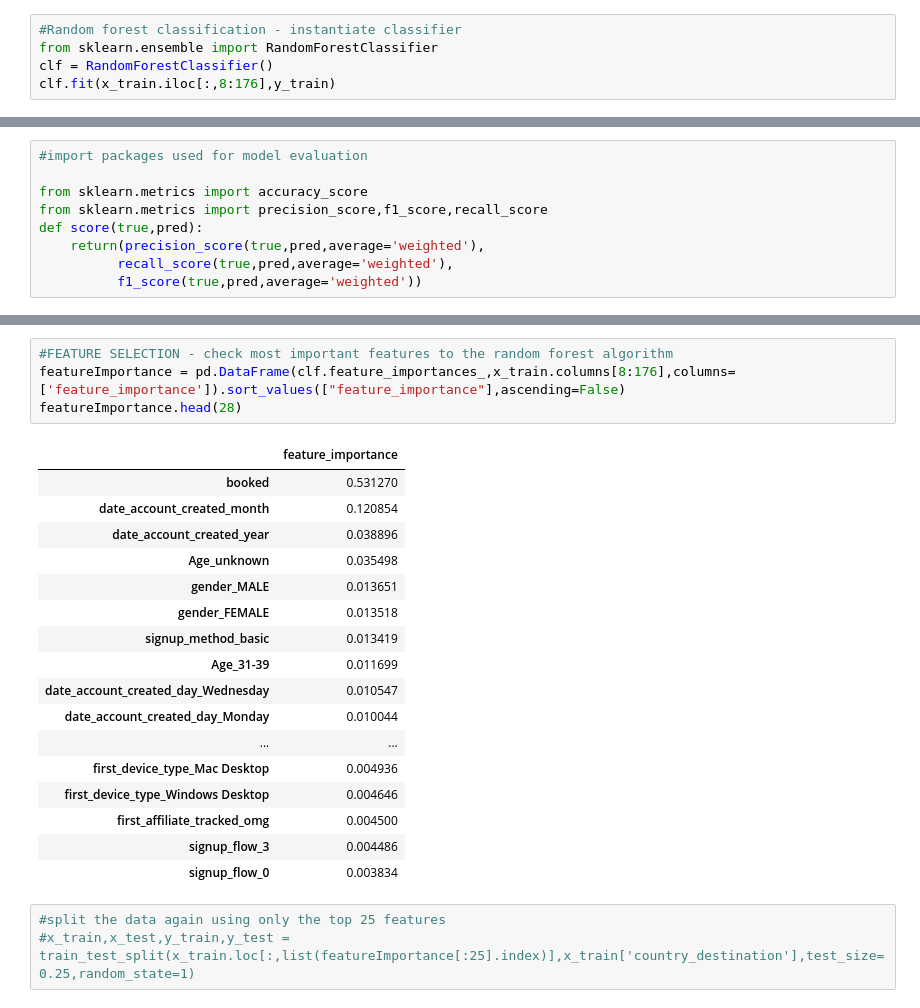
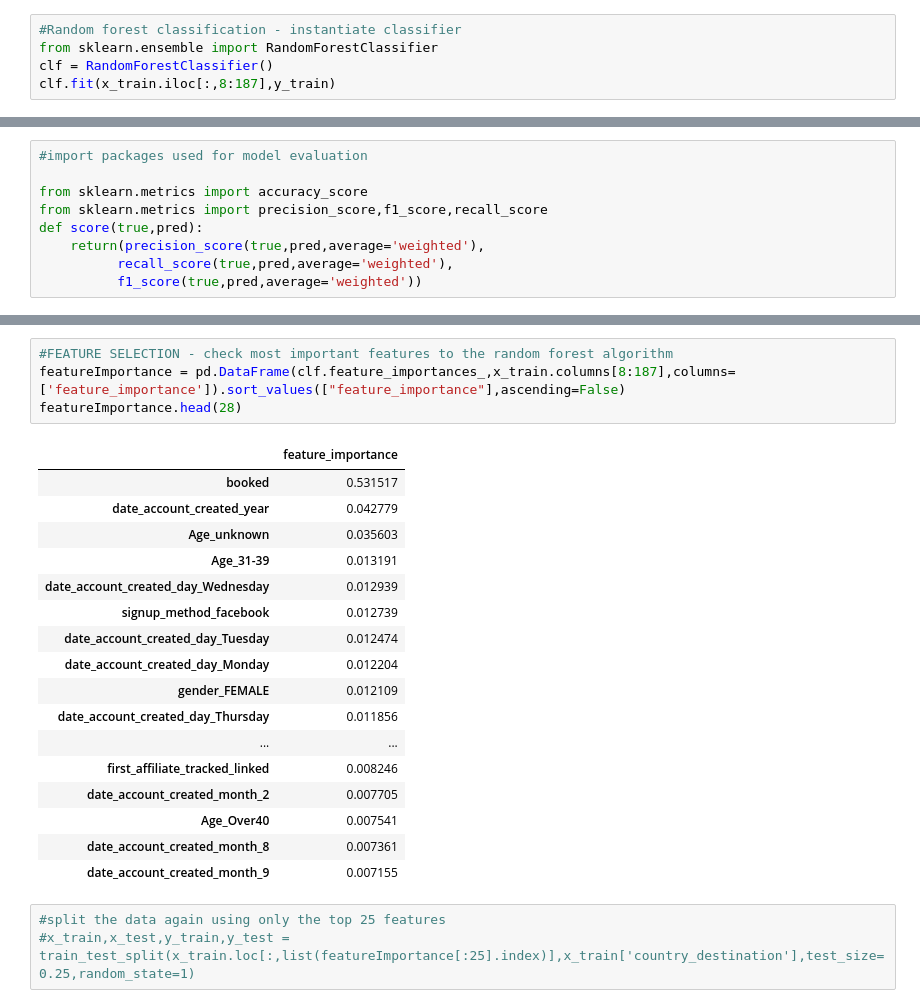
Before and after one commit to rchagani/Airbnb-Kaggle-competition, a Jupyter notebook: Airbnb final updated.ipynb, the cells around one changed output, grey strips where cells are left out. Saved outputs shown, nothing was run; the diff lists cells and outputs as text.

```diff
--- a/Airbnb final updated.ipynb
+++ b/Airbnb final updated.ipynb
@@ -521,5 +493,5 @@ print(random_grid)
 #Random forest classification - instantiate classifier
 from sklearn.ensemble import RandomForestClassifier
 clf = RandomForestClassifier()
-clf.fit(x_train.iloc[:,8:176],y_train)
+clf.fit(x_train.iloc[:,8:187],y_train)
 # %% [output]
@@ -548,25 +526,25 @@ RF_all
 # %%
 #FEATURE SELECTION - check most important features to the random forest algorithm
-featureImportance = pd.DataFrame(clf.feature_importances_,x_train.columns[8:176],columns=['feature_importance']).sort_values(["feature_importance"],ascending=False)
+featureImportance = pd.DataFrame(clf.feature_importances_,x_train.columns[8:187],columns=['feature_importance']).sort_values(["feature_importance"],ascending=False)
 featureImportance.head(28)
 # %% [output]
 |  | feature_importance |
-| booked | 0.531270 |
-| date_account_created_month | 0.120854 |
-| date_account_created_year | 0.038896 |
-| Age_unknown | 0.035498 |
-| gender_MALE | 0.013651 |
-| gender_FEMALE | 0.013518 |
-| signup_method_basic | 0.013419 |
-| Age_31-39 | 0.011699 |
-| date_account_created_day_Wednesday | 0.010547 |
-| date_account_created_day_Monday | 0.010044 |
+| booked | 0.531517 |
+| date_account_created_year | 0.042779 |
+| Age_unknown | 0.035603 |
+| Age_31-39 | 0.013191 |
+| date_account_created_day_Wednesday | 0.012939 |
+| signup_method_facebook | 0.012739 |
+| date_account_created_day_Tuesday | 0.012474 |
+| date_account_created_day_Monday | 0.012204 |
+| gender_FEMALE | 0.012109 |
+| date_account_created_day_Thursday | 0.011856 |
 | ... | ... |
-| first_device_type_Mac Desktop | 0.004936 |
-| first_device_type_Windows Desktop | 0.004646 |
-| first_affiliate_tracked_omg | 0.004500 |
-| signup_flow_3 | 0.004486 |
-| signup_flow_0 | 0.003834 |
+| first_affiliate_tracked_linked | 0.008246 |
+| date_account_created_month_2 | 0.007705 |
+| Age_Over40 | 0.007541 |
+| date_account_created_month_8 | 0.007361 |
+| date_account_created_month_9 | 0.007155 |
 # %%
 #split the data again using only the top 25 features
 #x_train,x_test,y_train,y_test = train_test_split(x_train.loc[:,list(featureImportance[:25].index)],x_train['country_destination'],test_size=0.25,random_state=1)
```
Also changed, not shown: parts of 35 cells of this notebook.
